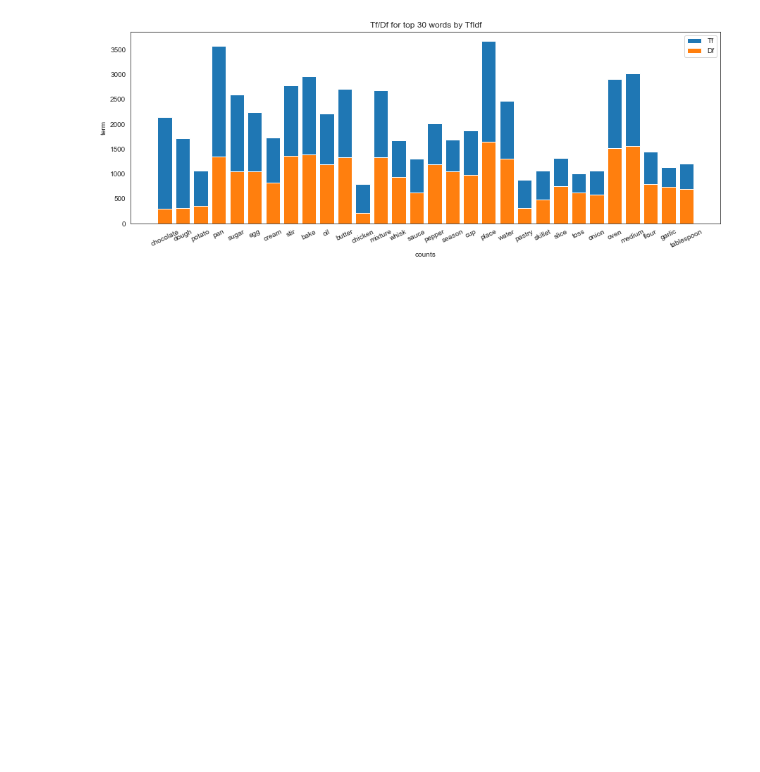
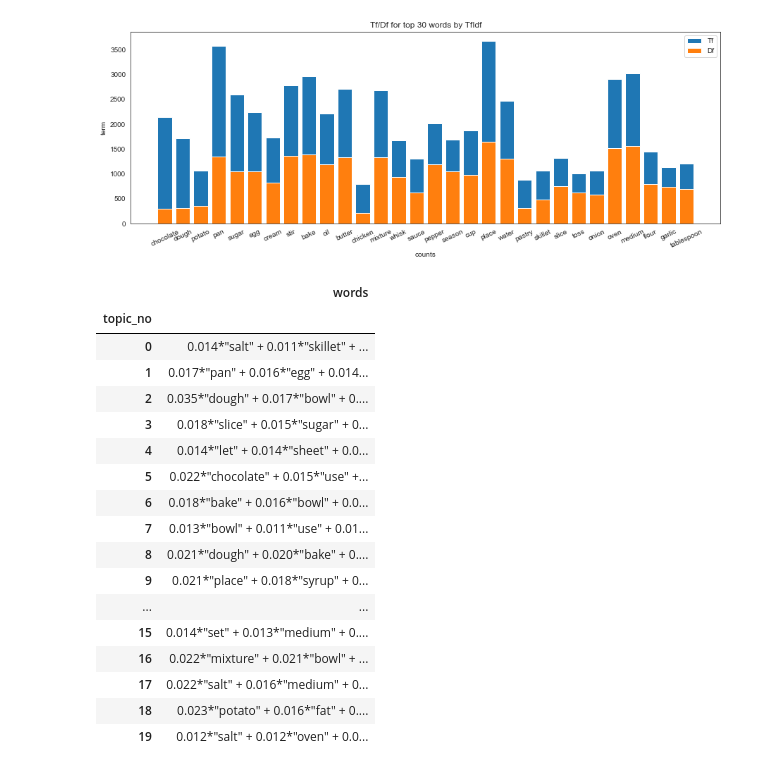
Before and after one commit to geddoman/recipe-analysis, a Jupyter notebook: RecipeTextAnalysis.ipynb, the cells around one changed output. Saved outputs shown, nothing was run; the diff lists cells and outputs as text; code cells hidden in the pictures; blank space fills up the shorter version.

```diff
--- a/RecipeTextAnalysis.ipynb
+++ b/RecipeTextAnalysis.ipynb
@@ -16,8 +16,9 @@ import matplotlib.pyplot as plt
 import seaborn as sns
 import qgrid
 from text_preprocessor import text_prepro #custom preprocessing function
-from gensim.models import LdaModel, LsiModel, TfidfModel
-from gensim.corpora import Dictionary
+from model_maker import tfidf_model_maker, lda_model_maker
+
+pd.options.display.max_colwidth = 150
 # %% [markdown]
 ***
 ## The Data
@@ -146,3 +121,31 @@ subplot.set_xticklabels(terms,rotation=25)
 graph.show()
 # %% [output]
 [figure]
+# %%
+lda_model = lda_model_maker(recipe_df['method_cln'])
+# %%
+lda_df = pd.DataFrame(
+    data=[(topic_num, words) for topic_num, words in lda_model.show_topics(20)],
+    columns=['topic_no','words']
+)
+lda_df.set_index('topic_no',inplace=True)
+lda_df
+# %% [output]
+|  | words |
+| topic_no |  |
+| 0 | 0.014*"salt" + 0.011*"skillet" + ... |
+| 1 | 0.017*"pan" + 0.016*"egg" + 0.014... |
+| 2 | 0.035*"dough" + 0.017*"bowl" + 0.... |
+| 3 | 0.018*"slice" + 0.015*"sugar" + 0... |
+| 4 | 0.014*"let" + 0.014*"sheet" + 0.0... |
+| 5 | 0.022*"chocolate" + 0.015*"use" +... |
+| 6 | 0.018*"bake" + 0.016*"bowl" + 0.0... |
+| 7 | 0.013*"bowl" + 0.011*"use" + 0.01... |
+| 8 | 0.021*"dough" + 0.020*"bake" + 0.... |
+| 9 | 0.021*"place" + 0.018*"syrup" + 0... |
+| ... | ... |
+| 15 | 0.014*"set" + 0.013*"medium" + 0.... |
+| 16 | 0.022*"mixture" + 0.021*"bowl" + ... |
+| 17 | 0.022*"salt" + 0.016*"medium" + 0... |
+| 18 | 0.023*"potato" + 0.016*"fat" + 0.... |
+| 19 | 0.012*"salt" + 0.012*"oven" + 0.0... |
```
Also changed, not shown: parts of 7 cells of this notebook, 4 other files.
